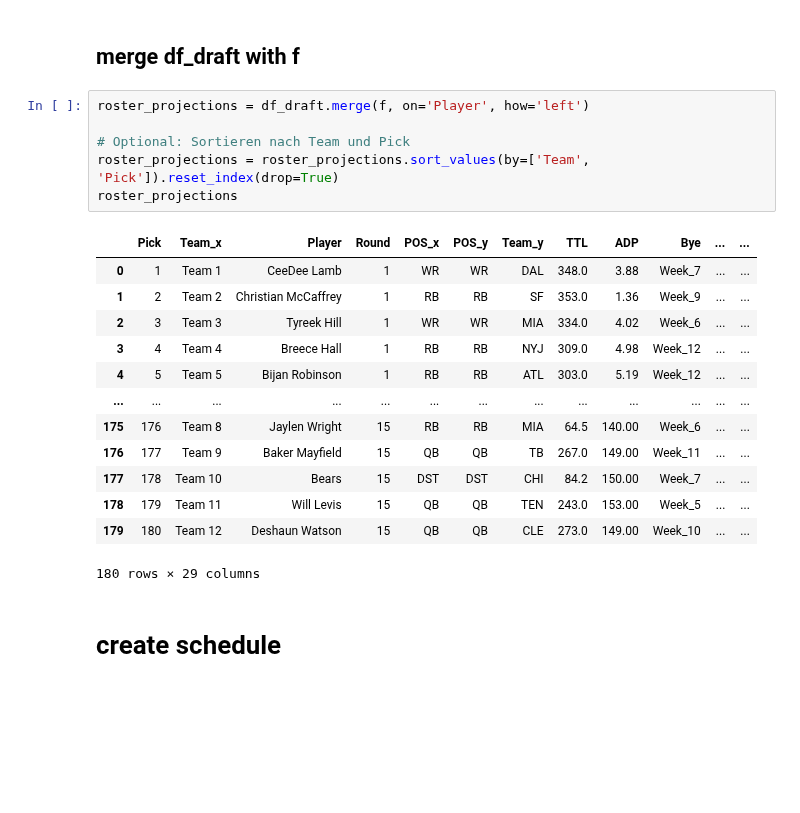
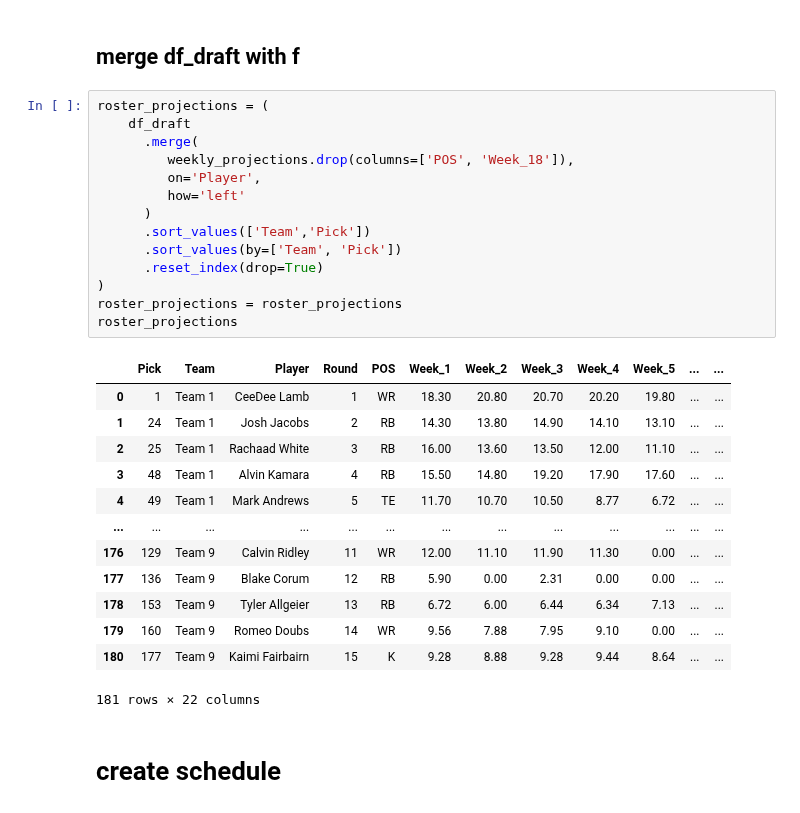
Before and after one commit to alexk2206/Data_Driven_Fantasy_Football, a Jupyter notebook: Enhanced_optimization_new.ipynb, the cells around one changed output. Saved outputs shown, nothing was run; the diff lists cells and outputs as text; blank space fills up the shorter version.

```diff
--- a/Enhanced_optimization_new.ipynb
+++ b/Enhanced_optimization_new.ipynb
@@ -971,25 +996,33 @@ for team, df in result_dfs.items():
 # %% [markdown]
 ## merge df_draft with f
 # %%
-roster_projections = df_draft.merge(f, on='Player', how='left')
-
-# Optional: Sortieren nach Team und Pick
-roster_projections = roster_projections.sort_values(by=['Team', 'Pick']).reset_index(drop=True)
+roster_projections = (
+    df_draft
+      .merge(
+         weekly_projections.drop(columns=['POS', 'Week_18']),
+         on='Player',
+         how='left'
+      )
+      .sort_values(['Team','Pick'])
+      .sort_values(by=['Team', 'Pick'])
+      .reset_index(drop=True)
+)
+roster_projections = roster_projections
 roster_projections
 # %% [output]
-|  | Pick | Team_x | Player | Round | POS_x | POS_y | Team_y | TTL | ADP | Bye | ... | ... |
-| 0 | 1 | Team 1 | CeeDee Lamb | 1 | WR | WR | DAL | 348.0 | 3.88 | Week_7 | ... | ... |
-| 1 | 2 | Team 2 | Christian McCaffrey | 1 | RB | RB | SF | 353.0 | 1.36 | Week_9 | ... | ... |
-| 2 | 3 | Team 3 | Tyreek Hill | 1 | WR | WR | MIA | 334.0 | 4.02 | Week_6 | ... | ... |
-| 3 | 4 | Team 4 | Breece Hall | 1 | RB | RB | NYJ | 309.0 | 4.98 | Week_12 | ... | ... |
-| 4 | 5 | Team 5 | Bijan Robinson | 1 | RB | RB | ATL | 303.0 | 5.19 | Week_12 | ... | ... |
+|  | Pick | Team | Player | Round | POS | Week_1 | Week_2 | Week_3 | Week_4 | Week_5 | ... | ... |
+| 0 | 1 | Team 1 | CeeDee Lamb | 1 | WR | 18.30 | 20.80 | 20.70 | 20.20 | 19.80 | ... | ... |
+| 1 | 24 | Team 1 | Josh Jacobs | 2 | RB | 14.30 | 13.80 | 14.90 | 14.10 | 13.10 | ... | ... |
+| 2 | 25 | Team 1 | Rachaad White | 3 | RB | 16.00 | 13.60 | 13.50 | 12.00 | 11.10 | ... | ... |
+| 3 | 48 | Team 1 | Alvin Kamara | 4 | RB | 15.50 | 14.80 | 19.20 | 17.90 | 17.60 | ... | ... |
+| 4 | 49 | Team 1 | Mark Andrews | 5 | TE | 11.70 | 10.70 | 10.50 | 8.77 | 6.72 | ... | ... |
 | ... | ... | ... | ... | ... | ... | ... | ... | ... | ... | ... | ... | ... |
-| 175 | 176 | Team 8 | Jaylen Wright | 15 | RB | RB | MIA | 64.5 | 140.00 | Week_6 | ... | ... |
-| 176 | 177 | Team 9 | Baker Mayfield | 15 | QB | QB | TB | 267.0 | 149.00 | Week_11 | ... | ... |
-| 177 | 178 | Team 10 | Bears | 15 | DST | DST | CHI | 84.2 | 150.00 | Week_7 | ... | ... |
-| 178 | 179 | Team 11 | Will Levis | 15 | QB | QB | TEN | 243.0 | 153.00 | Week_5 | ... | ... |
-| 179 | 180 | Team 12 | Deshaun Watson | 15 | QB | QB | CLE | 273.0 | 149.00 | Week_10 | ... | ... |
+| 176 | 129 | Team 9 | Calvin Ridley | 11 | WR | 12.00 | 11.10 | 11.90 | 11.30 | 0.00 | ... | ... |
+| 177 | 136 | Team 9 | Blake Corum | 12 | RB | 5.90 | 0.00 | 2.31 | 0.00 | 0.00 | ... | ... |
+| 178 | 153 | Team 9 | Tyler Allgeier | 13 | RB | 6.72 | 6.00 | 6.44 | 6.34 | 7.13 | ... | ... |
+| 179 | 160 | Team 9 | Romeo Doubs | 14 | WR | 9.56 | 7.88 | 7.95 | 9.10 | 0.00 | ... | ... |
+| 180 | 177 | Team 9 | Kaimi Fairbairn | 15 | K | 9.28 | 8.88 | 9.28 | 9.44 | 8.64 | ... | ... |
-180 rows × 29 columns
+181 rows × 22 columns
 # %% [markdown]
 # create schedule
 # %%
```
Also changed, not shown: parts of 10 cells of this notebook.
